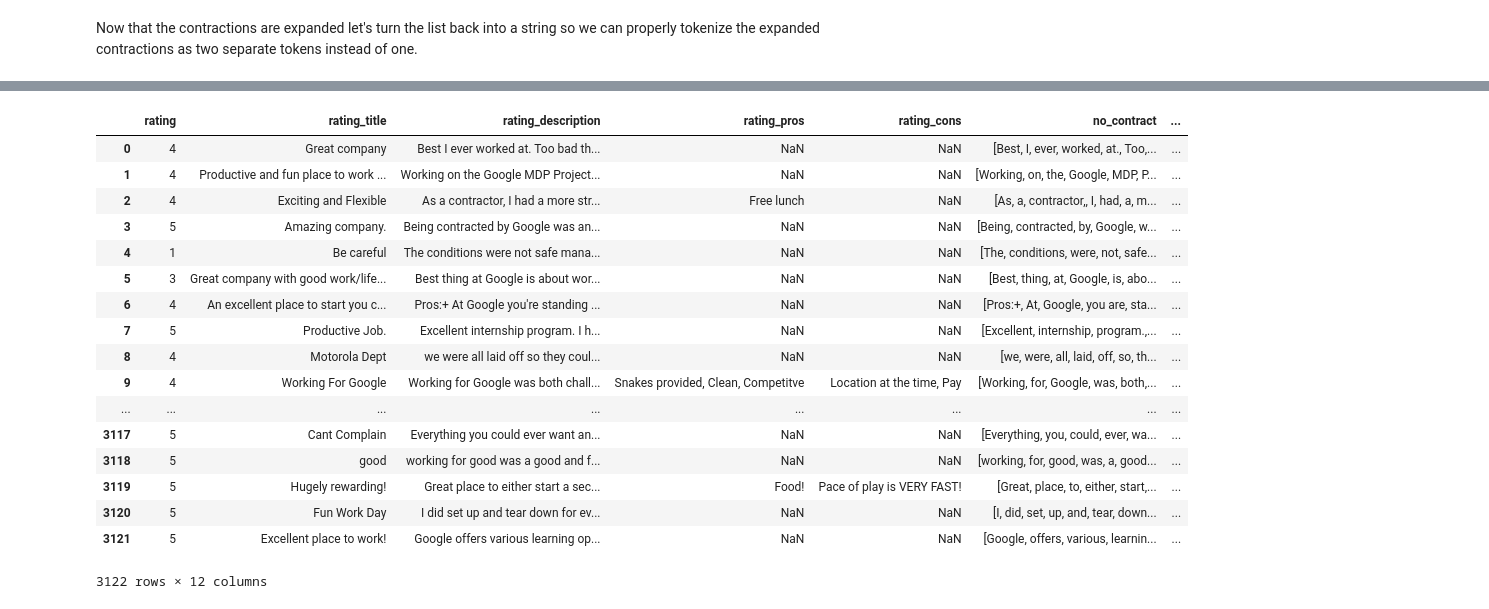
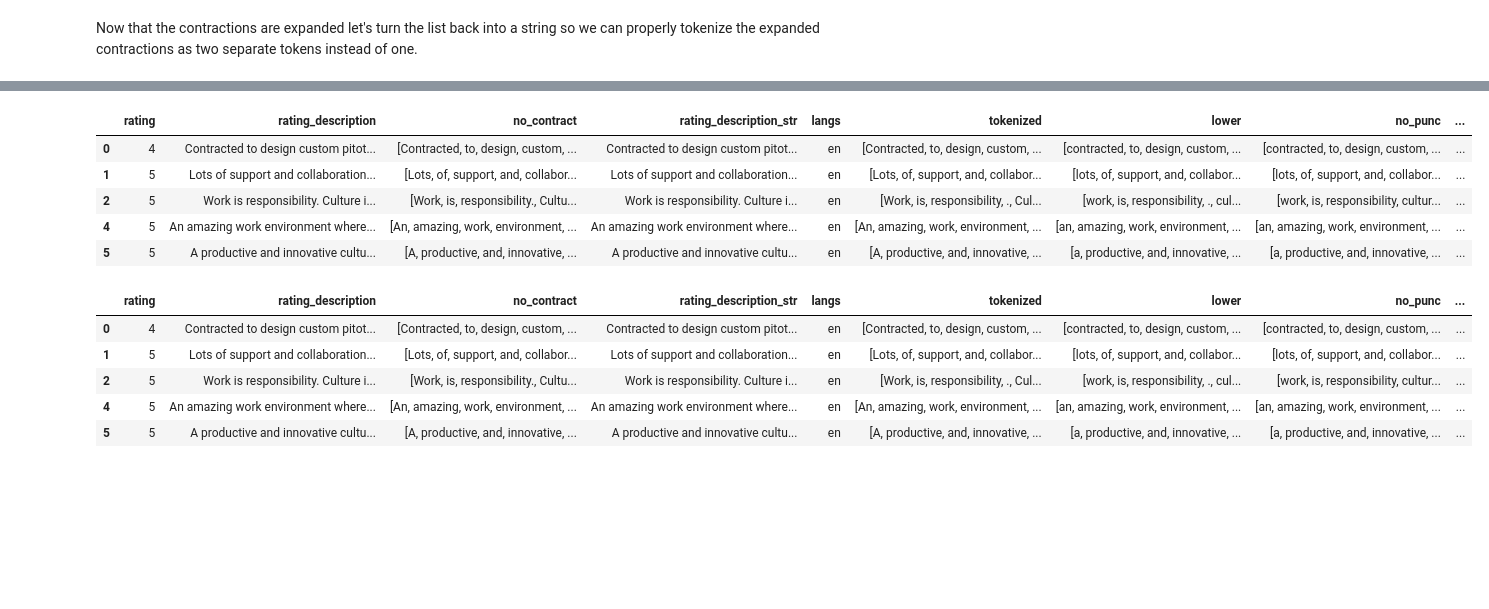
Before and after one commit to Kmysiak/NLP_Analysis, a Jupyter notebook: Indeed NLP Pre-Processing.ipynb, the cells around one changed output, grey strips where cells are left out. Saved outputs shown, nothing was run; the diff lists cells and outputs as text; code cells hidden in the pictures; blank space fills up the shorter version.

```diff
--- a/Indeed NLP Pre-Processing.ipynb
+++ b/Indeed NLP Pre-Processing.ipynb
@@ -117,0 +130,3 @@ df['tokenized'] = df['rating_description_list'].apply(word_tokenize)
+# %%
+rws['tokenized'] = rws['rating_description_str'].apply(word_tokenize)
+rws.head()
@@ -118,4 +140,4 @@ df['tokenized'] = df['rating_description_list'].apply(word_tokenize)
 # %%
-df['lower'] = df['tokenized'].apply(lambda x: [word.lower() for word in x])
-df
+rws['lower'] = rws['tokenized'].apply(lambda x: [word.lower() for word in x])
+rws.head()
 # %% [output]
@@ -140,3 +150,4 @@ df
 # %%
 punc = string.punctuation
-df['no_punc'] = df['lower'].apply(lambda x: [word for word in x if word not in punc])
+rws['no_punc'] = rws['lower'].apply(lambda x: [word for word in x if word not in punc])
+rws.head()
@@ -391,2 +161,4 @@ rand_stopwords = ['i',
 # %%
-df['stopwords_removed'] = df['no_punc'].apply(lambda x: [word for word in x if word not in rand_stopwords])
+stop_words = set(stopwords.words('english'))
+rws['stopwords_removed'] = rws['no_punc'].apply(lambda x: [word for word in x if word not in stop_words])
+rws.head()
@@ -414,25 +172,13 @@ df
 # %%
-df['pos_tags'] = df['stopwords_removed'].apply(nltk.tag.pos_tag)
-df
+rws['pos_tags'] = rws['stopwords_removed'].apply(nltk.tag.pos_tag)
+rws.head()
 # %% [output]
-|  | rating | rating_title | rating_description | rating_pros | rating_cons | no_contract | ... |
-| 0 | 4 | Great company | Best I ever worked at. Too bad th... | NaN | NaN | [Best, I, ever, worked, at., Too,... | ... |
-| 1 | 4 | Productive and fun place to work ... | Working on the Google MDP Project... | NaN | NaN | [Working, on, the, Google, MDP, P... | ... |
-| 2 | 4 | Exciting and Flexible | As a contractor, I had a more str... | Free lunch | NaN | [As, a, contractor,, I, had, a, m... | ... |
-| 3 | 5 | Amazing company. | Being contracted by Google was an... | NaN | NaN | [Being, contracted, by, Google, w... | ... |
-| 4 | 1 | Be careful | The conditions were not safe mana... | NaN | NaN | [The, conditions, were, not, safe... | ... |
-| 5 | 3 | Great company with good work/life... | Best thing at Google is about wor... | NaN | NaN | [Best, thing, at, Google, is, abo... | ... |
-| 6 | 4 | An excellent place to start you c... | Pros:+ At Google you're standing ... | NaN | NaN | [Pros:+, At, Google, you are, sta... | ... |
-| 7 | 5 | Productive Job. | Excellent internship program. I h... | NaN | NaN | [Excellent, internship, program.,... | ... |
-| 8 | 4 | Motorola Dept | we were all laid off so they coul... | NaN | NaN | [we, were, all, laid, off, so, th... | ... |
-| 9 | 4 | Working For Google | Working for Google was both chall... | Snakes provided, Clean, Competitve | Location at the time, Pay | [Working, for, Google, was, both,... | ... |
-| ... | ... | ... | ... | ... | ... | ... | ... |
-| 3117 | 5 | Cant Complain | Everything you could ever want an... | NaN | NaN | [Everything, you, could, ever, wa... | ... |
-| 3118 | 5 | good | working for good was a good and f... | NaN | NaN | [working, for, good, was, a, good... | ... |
-| 3119 | 5 | Hugely rewarding! | Great place to either start a sec... | Food! | Pace of play is VERY FAST! | [Great, place, to, either, start,... | ... |
-| 3120 | 5 | Fun Work Day | I did set up and tear down for ev... | NaN | NaN | [I, did, set, up, and, tear, down... | ... |
-| 3121 | 5 | Excellent place to work! | Google offers various learning op... | NaN | NaN | [Google, offers, various, learnin... | ... |
+|  | rating | rating_description | no_contract | rating_description_str | langs | tokenized | lower | no_punc | ... |
+| 0 | 4 | Contracted to design custom pitot... | [Contracted, to, design, custom, ... | Contracted to design custom pitot... | en | [Contracted, to, design, custom, ... | [contracted, to, design, custom, ... | [contracted, to, design, custom, ... | ... |
+| 1 | 5 | Lots of support and collaboration... | [Lots, of, support, and, collabor... | Lots of support and collaboration... | en | [Lots, of, support, and, collabor... | [lots, of, support, and, collabor... | [lots, of, support, and, collabor... | ... |
+| 2 | 5 | Work is responsibility. Culture i... | [Work, is, responsibility., Cultu... | Work is responsibility. Culture i... | en | [Work, is, responsibility, ., Cul... | [work, is, responsibility, ., cul... | [work, is, responsibility, cultur... | ... |
+| 4 | 5 | An amazing work environment where... | [An, amazing, work, environment, ... | An amazing work environment where... | en | [An, amazing, work, environment, ... | [an, amazing, work, environment, ... | [an, amazing, work, environment, ... | ... |
+| 5 | 5 | A productive and innovative cultu... | [A, productive, and, innovative, ... | A productive and innovative cultu... | en | [A, productive, and, innovative, ... | [a, productive, and, innovative, ... | [a, productive, and, innovative, ... | ... |
-3122 rows × 12 columns
 # %%
 def get_wordnet_pos(tag):
     if tag.startswith('J'):
@@ -446,6 +192,14 @@ def get_wordnet_pos(tag):
     else:
         return wordnet.NOUN
 # %%
-df['wordnet_pos'] = df['pos_tags'].apply(lambda x: [(word, get_wordnet_pos(pos_tag)) for (word, pos_tag) in x])
+rws['wordnet_pos'] = rws['pos_tags'].apply(lambda x: [(word, get_wordnet_pos(pos_tag)) for (word, pos_tag) in x])
+rws.head()
+# %% [output]
+|  | rating | rating_description | no_contract | rating_description_str | langs | tokenized | lower | no_punc | ... |
+| 0 | 4 | Contracted to design custom pitot... | [Contracted, to, design, custom, ... | Contracted to design custom pitot... | en | [Contracted, to, design, custom, ... | [contracted, to, design, custom, ... | [contracted, to, design, custom, ... | ... |
+| 1 | 5 | Lots of support and collaboration... | [Lots, of, support, and, collabor... | Lots of support and collaboration... | en | [Lots, of, support, and, collabor... | [lots, of, support, and, collabor... | [lots, of, support, and, collabor... | ... |
+| 2 | 5 | Work is responsibility. Culture i... | [Work, is, responsibility., Cultu... | Work is responsibility. Culture i... | en | [Work, is, responsibility, ., Cul... | [work, is, responsibility, ., cul... | [work, is, responsibility, cultur... | ... |
+| 4 | 5 | An amazing work environment where... | [An, amazing, work, environment, ... | An amazing work environment where... | en | [An, amazing, work, environment, ... | [an, amazing, work, environment, ... | [an, amazing, work, environment, ... | ... |
+| 5 | 5 | A productive and innovative cultu... | [A, productive, and, innovative, ... | A productive and innovative cultu... | en | [A, productive, and, innovative, ... | [a, productive, and, innovative, ... | [a, productive, and, innovative, ... | ... |
 # %%
 wnl = WordNetLemmatizer()
```
Also changed, not shown: parts of 77 cells of this notebook, 1 other file.
